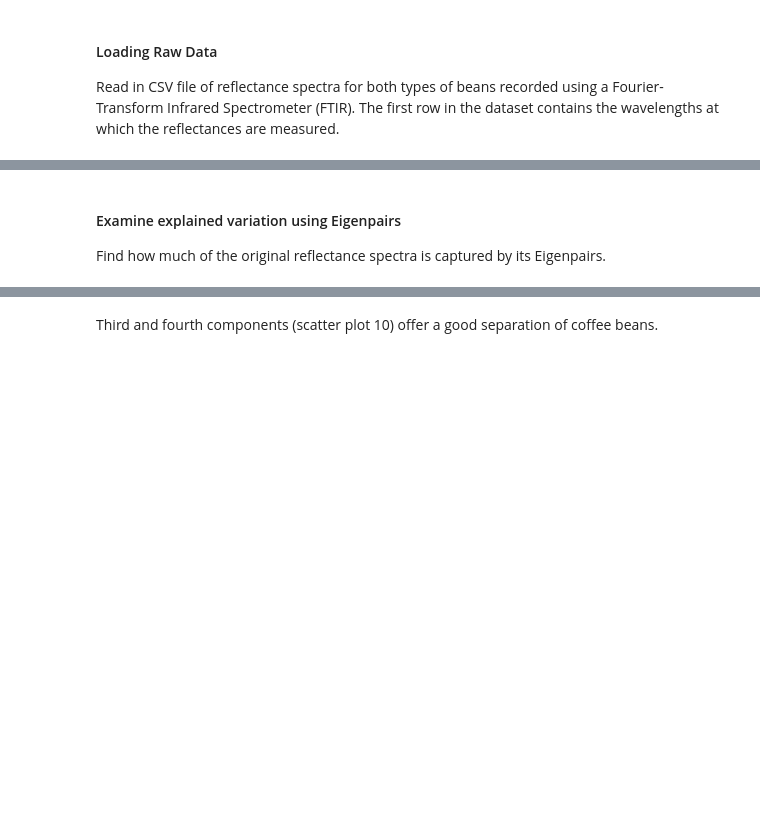
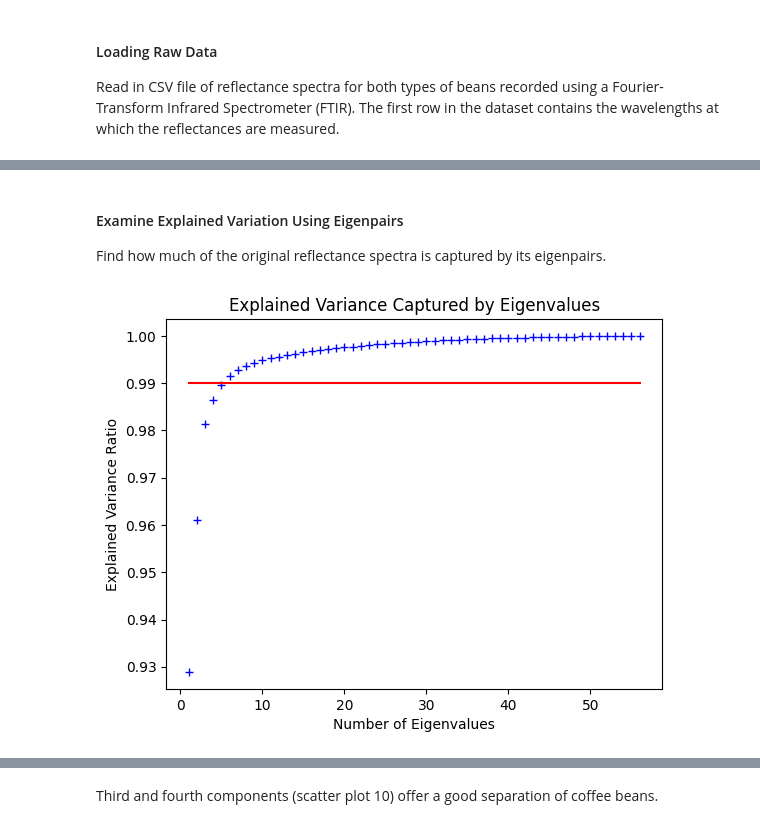
Before and after one commit to rraj786/PCA-Coffee-Spectra-Reconstruction, a Jupyter notebook: Reconstruction.ipynb, the cells around one changed output, grey strips where cells are left out. Drawn from its saved outputs; the diff is of its cells as text; code cells hidden in the pictures; blank space fills up the shorter version.

Commit message:
Calculated cov and centered matrices

```diff
--- a/Reconstruction.ipynb
+++ b/Reconstruction.ipynb
@@ -22 +27,7 @@ rows, cols = np.shape(spectra)[0], np.shape(spectra)[1]
+# %%
+# Center data using pre-defined function
+centered = center_matrix(spectra)
+
+# Find empirical covariance matrix using pre-defined function
+cov = covariance_matrix(centered)
 # %% [markdown]
@@ -25,11 +36,12 @@ Calculate Eigenvalues and Eigenvectors using pre-defined functions.
 # %%
 # Create initial vector to aid with matrix calculations
-init_vector = np.ones(cols)
+rows = cov.shape[0]
+init_vector = np.ones(rows)
 
 eigvals = []
 eigvecs = []
-init_mat = spectra
-# Loop through the spectra and find Eigenpairs and store as arrays
+init_mat = cov
+# Loop through the spectra and find eigenpairs and store as arrays
 for i in range(rows):
     tempval, tempvec = power_method(init_mat, init_vector, tol)
     init_mat = deflate(init_mat, tempval, tempvec)
@@ -40,22 +70,21 @@ ValueError: shapes (56,286) and (56,) not aligned: 286 (dim 1) != 56 (dim 0)
 # %% [markdown]
-#### Examine explained variation using Eigenpairs
-Find how much of the original reflectance spectra is captured by its Eigenpairs.
+#### Examine Explained Variation Using Eigenpairs
+Find how much of the original reflectance spectra is captured by its eigenpairs.
 # %%
-# Find total sum of Eigenvalues
-eigsum = sum(eigvals)[0]
-eigval = []
-for i in range(0, len(eigvals)):
-    eigval.append(eigvals[i][0])
+# Find total sum of eigenvalues
+eigsum = sum(eigvals)
 
-# Find cumulative sum of Eigenvalues
-eigratio = np.cumsum(eigval)/eigsum
+# Find cumulative sum of eigenvalues
+eigratio = np.cumsum(eigvals)/eigsum
 x = np.array(range(1, len(eigvals) + 1))
 # %%
 # Plot explained variance
 plt.plot(x, eigratio, "b+")
-plt.plot(x, [0.995]*len(x), "r-")   # Plot horizontal line for comparison
+plt.plot(x, [0.99]*len(x), "r-")   # Plot horizontal line for comparison
 plt.ylabel("Explained Variance Ratio")
-plt.xlabel("Number of Eigenvectors")
-plt.title("Explained Variance Ratio against the Number of Eigenvectors")
+plt.xlabel("Number of Eigenvalues")
+plt.title("Explained Variance Captured by Eigenvalues")
 plt.show()
+# %% [output]
+[figure, added]
 # %%
```
Also changed, not shown: parts of 16 cells of this notebook.
